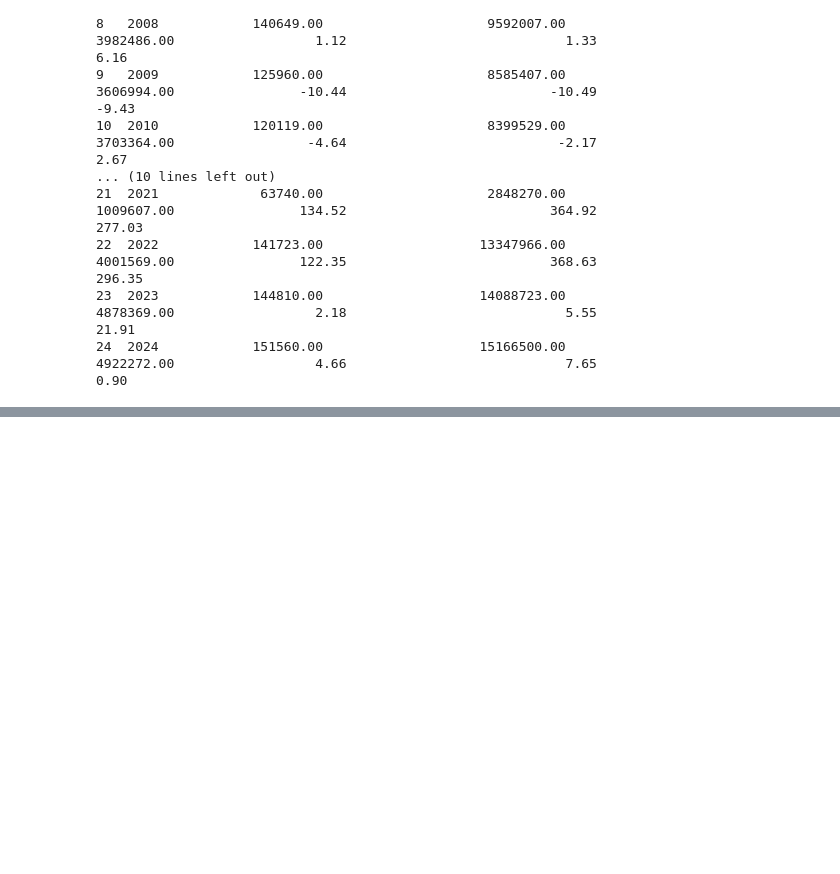
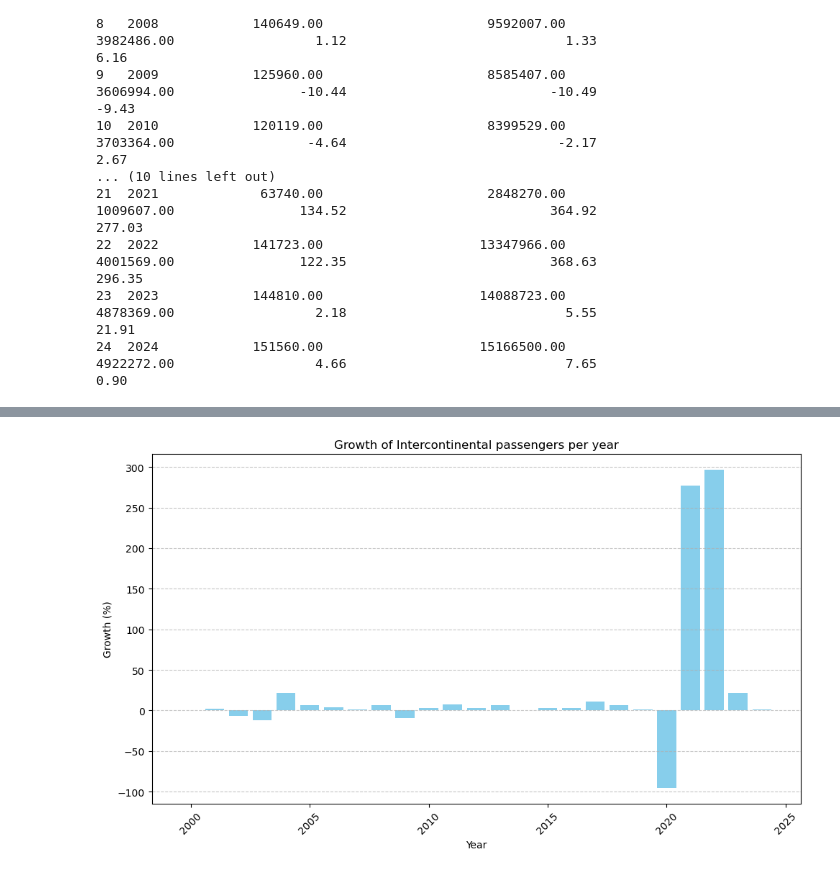
Before and after one commit to snijhout/TIL6010-LabAssignments, a Jupyter notebook: Flytax-Project-Group24/Model.ipynb, the cells around one changed output, grey strips where cells are left out. Saved outputs shown, nothing was run; the diff lists cells and outputs as text; code cells hidden in the pictures; blank space fills up the shorter version.

```diff
--- a/Flytax-Project-Group24/Model.ipynb
+++ b/Flytax-Project-Group24/Model.ipynb
@@ -223,0 +269,44 @@ print(df)
+# %%
+import pandas as pd
+import matplotlib.pyplot as plt
+
+# Path to the CSV file
+file_path = r'/Users\sandr\OneDrive\Documenten\GitHub\TIL6022-LabAssignments\Flytax-Project-Group24\Data\updated_Luchtvaart_growth.csv'
+df = pd.read_csv(file_path, delimiter=';')
+
+# Select the first 26 rows (using iloc)
+df_subset = df.iloc[:25]
+
+# Extract the values of the second and sixth columns
+first_column = df_subset.iloc[:, 0]  # Year column
+seventh_column = df_subset.iloc[:, 6]   # Growth column
+
+# Convert 'second_column' to string before splitting to avoid attribute errors
+first_column_years = first_column.astype(str).str.split().str[0]
+
+# Create a new DataFrame with cleaned year and growth data
+new_df = pd.DataFrame({
+    'year': pd.to_numeric(first_column_years, errors='coerce'),  # Ensure years are numeric
+    'growth': pd.to_numeric(seventh_column, errors='coerce')         # Ensure growth values are numeric
+})
+
+# Drop rows with any NaN values in 'Jaar' or 'groei'
+new_df = new_df.dropna(subset=['year', 'growth'])
+
+# Select only the first 25 rows if needed
+new_df = new_df.head(25)
+
+# Plotting the bar chart
+plt.figure(figsize=(10, 6))
+plt.bar(new_df['year'], new_df['growth'], color='skyblue')
+plt.title('Growth of Intercontinental passengers per year')
+plt.xlabel('Year')
+plt.ylabel('Growth (%)')
+plt.grid(axis='y', linestyle='--', alpha=0.7)
+plt.xticks(rotation=45)  # Rotate x-axis labels for readability
+plt.tight_layout()
+
+# Show plot
+plt.show()
+# %% [output]
+[figure, added]
```
Also changed, not shown: parts of 7 cells of this notebook, 1 other file.
